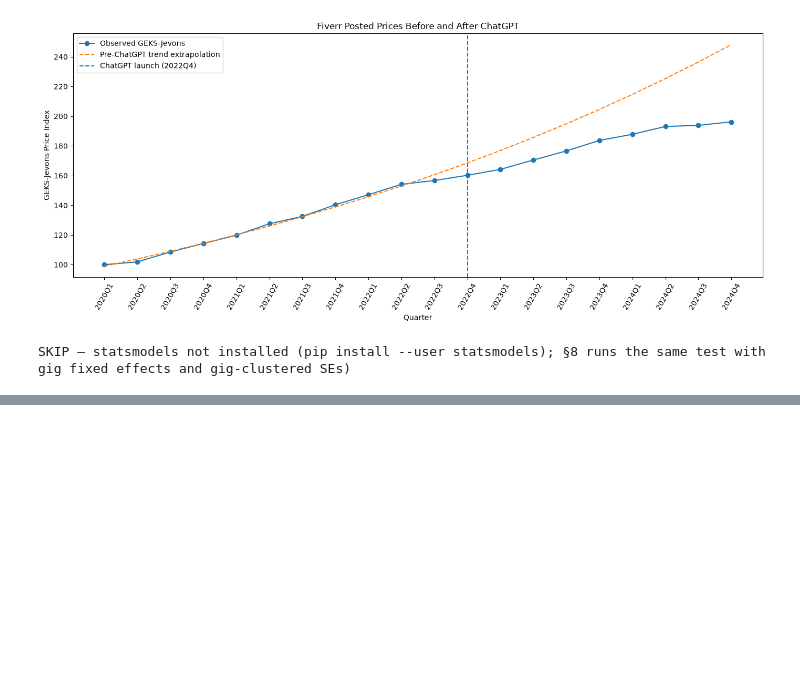
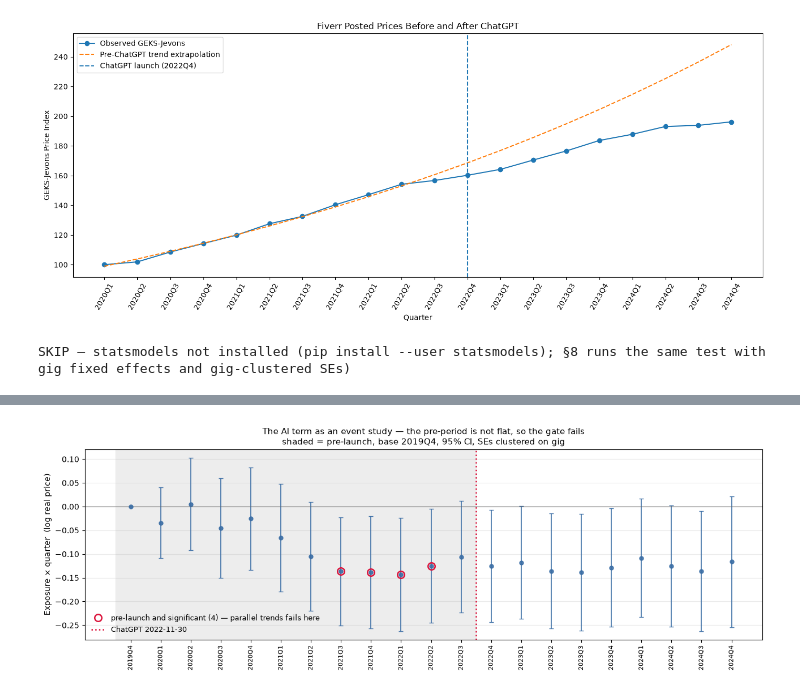
Before and after one commit to AISmithLab/IntelligencePriceIndex, a Jupyter notebook: notebooks/00-explore.ipynb, the cells around one changed output, grey strips where cells are left out. Drawn from its saved outputs; the diff is of its cells as text; code cells hidden in the pictures; blank space fills up the shorter version.

```diff
--- a/notebooks/00-explore.ipynb
+++ b/notebooks/00-explore.ipynb
@@ -1257,0 +1554,37 @@ SKIP — statsmodels not installed (pip install --user statsmodels); §8 runs th
+# %%
+# Exposure interacted with EVERY quarter — gate A drawn out over the whole window.
+# Base is the panel's first quarter, the same base the gate above uses, so the ringed
+# points are the ones the gate counts. Under parallel trends the pre-launch
+# coefficients are flat at zero; the gate is whether they are.
+ES_BASE = QS_PM[0]
+ex_all  = [(q, e_vec * (d.quarter == q).to_numpy(float)) for q in QS_PM if q != ES_BASE]
+yE, XE, nE, gE = pm.design(d, None, extra=ex_all)
+tabE, _ = pm.fe_ols(yE, XE, gE, nE)
+
+es = (tabE[tabE.term.isin([q for q, _ in ex_all])]
+        .assign(qi=lambda t: t.term.map(pm.q_to_int))
+        .sort_values("qi"))
+es = pd.concat([es, pd.DataFrame([{"term": ES_BASE, "coef": 0.0, "se": 0.0, "t": np.nan,
+                                   "qi": pm.q_to_int(ES_BASE)}])]).sort_values("qi")
+
+fig, ax = plt.subplots(figsize=(13, 4.6))
+xs = np.arange(len(es))
+post = es.qi.to_numpy() >= CUT
+ax.axvspan(-.5, float(xs[post][0]) - .5, color="0.93", zorder=0)
+ax.errorbar(xs, es.coef, yerr=1.96*es.se, fmt="o", ms=5, lw=1.3, capsize=3,
+            color="#3b6ea5", ecolor="#3b6ea5", alpha=.9)
+bad = (~post) & (es.se.to_numpy() > 0) & (np.abs(es.coef / es.se.replace(0, np.nan)) > 1.96)
+ax.plot(xs[bad], es.coef[bad], "o", ms=9, mfc="none", mec="crimson", mew=1.8,
+        label=f"pre-launch and significant ({bad.sum()}) — parallel trends fails here")
+ax.axhline(0, color="0.4", lw=.8)
+ax.axvline(float(xs[post][0]) - .5, color="crimson", ls=":", lw=1.8,
+           label="ChatGPT 2022-11-30")
+ax.set_xticks(xs); ax.set_xticklabels(es.term, rotation=90, fontsize=8)
+ax.set_ylabel("Exposure × quarter  (log real price)")
+ax.set_title("The AI term as an event study — the pre-period is not flat, so the gate fails\n"
+             f"shaded = pre-launch, base {ES_BASE}, 95% CI, SEs clustered on gig", fontsize=11)
+ax.legend(fontsize=9, frameon=False, loc="lower left")
+ax.grid(axis="y", alpha=.25)
+fig.tight_layout(); plt.show()
+# %% [output]
+[figure, added]
```
Also changed, not shown: parts of 14 cells of this notebook, 5 other files.
